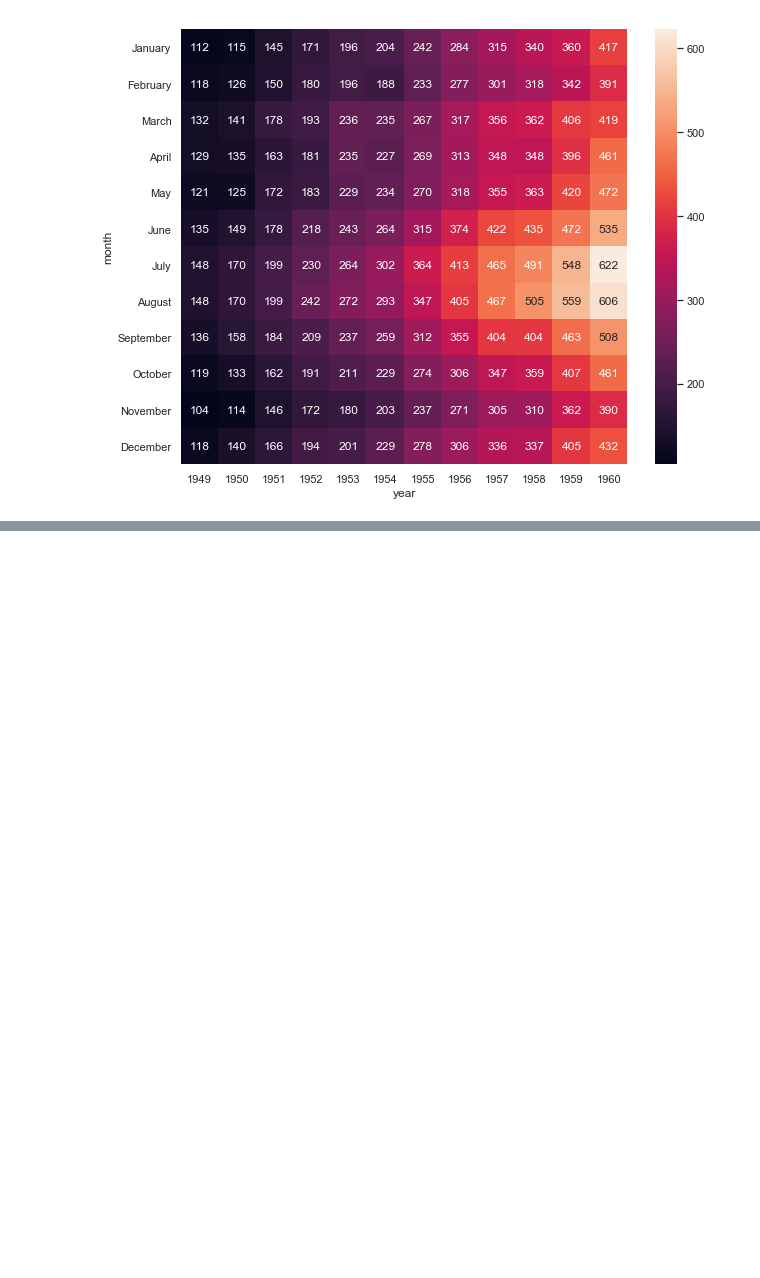
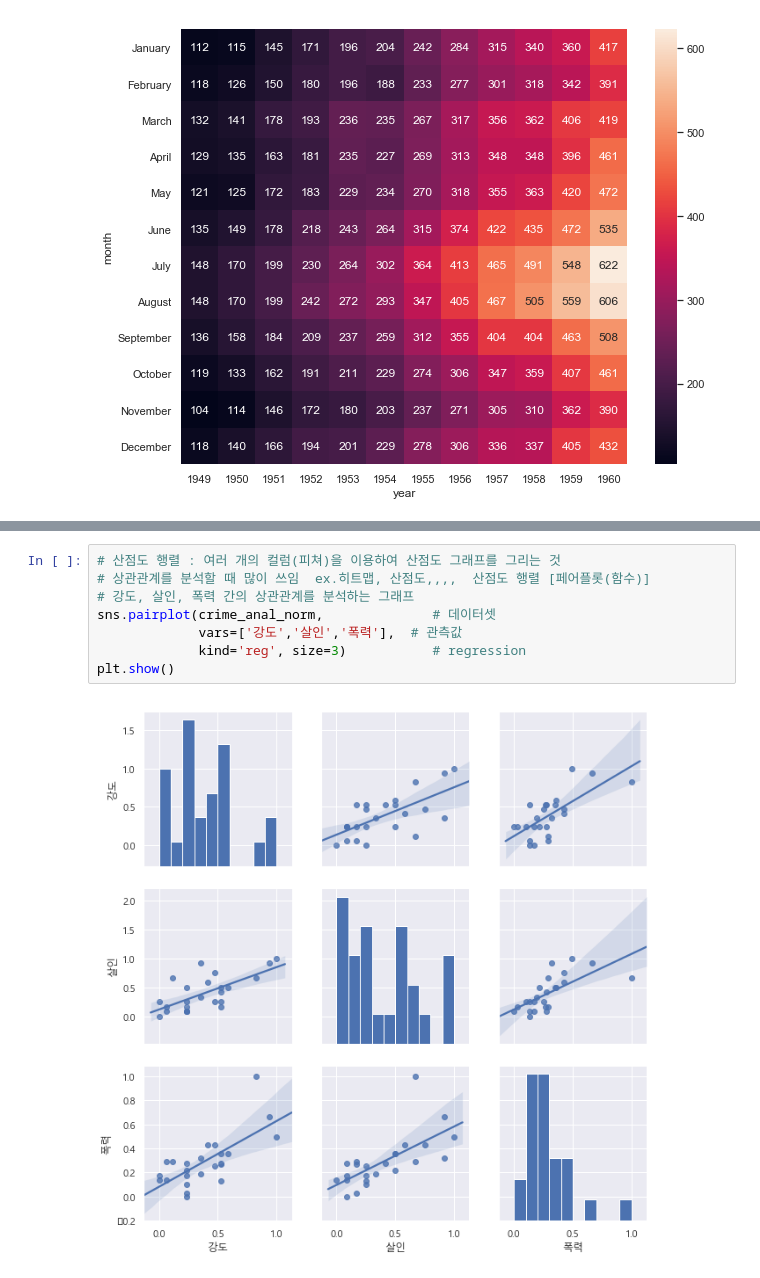
Before and after one commit to PIUphil/toheaven, a Jupyter notebook: 2.5 DataScience/실전_서울시 범죄현황 분석.ipynb, the cells around one changed output, grey strips where cells are left out. Drawn from its saved outputs; the diff is of its cells as text; blank space fills up the shorter version.

```diff
--- a/2.5 DataScience/실전_서울시 범죄현황 분석.ipynb
+++ b/2.5 DataScience/실전_서울시 범죄현황 분석.ipynb
@@ -533,0 +549,10 @@ plt.show()                       # 히트맵은 상관계수에 따라 색이
+# %%
+# 산점도 행렬 : 여러 개의 컬럼(피쳐)을 이용하여 산점도 그래프를 그리는 것
+# 상관관계를 분석할 때 많이 쓰임  ex.히트맵, 산점도,,,,  산점도 행렬 [페어플롯(함수)]
+# 강도, 살인, 폭력 간의 상관관계를 분석하는 그래프
+sns.pairplot(crime_anal_norm,              # 데이터셋
+             vars=['강도','살인','폭력'],  # 관측값
+             kind='reg', size=3)           # regression
+plt.show()
+# %% [output]
+[figure, added]
```
Also changed, not shown: parts of 27 cells of this notebook, 5 other files.
